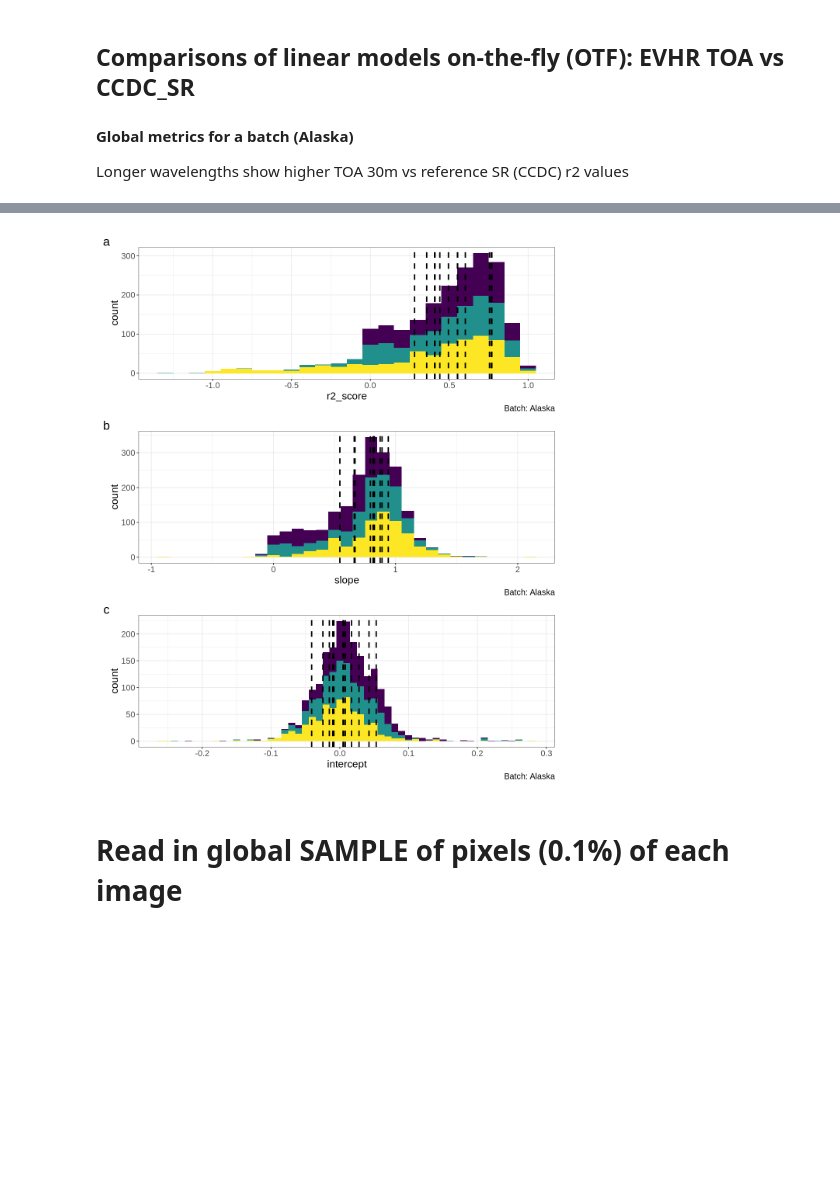
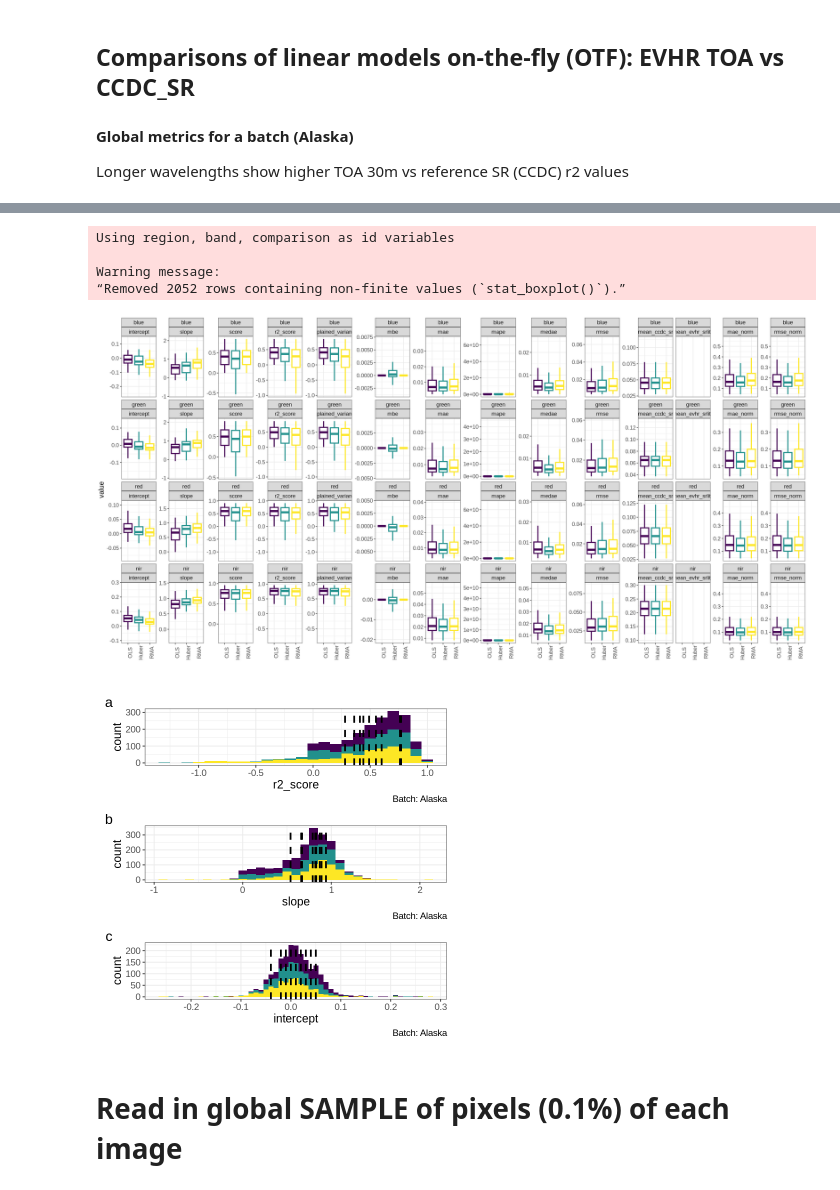
Before and after one commit to pahbs/geoscitools, a Jupyter notebook: srlite_igarss_results.ipynb, the cells around one changed output, grey strips where cells are left out. Drawn from its saved outputs; the diff is of its cells as text; code cells hidden in the pictures; blank space fills up the shorter version.

```diff
--- a/srlite_igarss_results.ipynb
+++ b/srlite_igarss_results.ipynb
@@ -25,7 +80,11 @@ Skipping install of 'rnaturalearthhires' from a github remote, the SHA1 (c3785a8
 # %% [markdown]
 # Read global metrics (by image, band)
+# %%
+DIR_SRLITE = '/explore/nobackup/people/pmontesa/srlite'
+#DIR_SRLITE_OUTPLOTS = '/explore/nobackup/people/pmontesa/userfs02/projects/srlite/plots'
+DIR_SRLITE_OUTPLOTS = '/explore/nobackup/people/pmontesa/userfs02/projects/ilab/srlite_igarss/plots/'
 # %%
-srlite_metrics_df = read.csv('/explore/nobackup/people/pmontesa/srlite/srlite_diagnostics_20221028/global/metrics_by_scene_method_band.csv')
+srlite_metrics_df = read.csv(path(DIR_SRLITE, '/srlite_diagnostics_20221028/global/metrics_by_scene_method_band.csv'))
 # remove chars in slope col
 srlite_metrics_df$slope = as.numeric(gsub("\\[|\\]","", srlite_metrics_df$slope))
 # Get catid field
@@ -68,13 +141,19 @@ srlite_metrics_df$comparison = factor(srlite_metrics_df$comparison, levels = c(
 
 # Re-label facets
 model_type_labels = c('OLS','Huber','RMA')
-band_name_labels  = c('Blue','Green','Red', 'NIR')
+band_name_ordered_labels  = c('blue','green','red', 'nir')
 
 names(model_type_labels) = levels(factor(srlite_metrics_df$comparison))[1:3]
-names(band_name_labels) = levels(factor(srlite_metrics_df$band))
+#names(band_name_labels) = levels(factor(srlite_metrics_df$band))
 
-model_type_labels
-band_name_labels
+srlite_metrics_df$band = factor(srlite_metrics_df$band)
+# Re-name in the order in which they are
+levels(srlite_metrics_df$band) = c('blue','green', 'nir','red')
+# Re-order to what you what
+srlite_metrics_df$band = factor(srlite_metrics_df$band, levels=band_name_ordered_labels)
+
+#model_type_labels
+#band_name_labels
 # model_type_labeller <- function(variable,value){
 #   return(model_type_labels[value])
 # }
@@ -103,31 +170,31 @@ names(df_tmp)
 # %%
 options(repr.plot.width = 10, repr.plot.height = 5)
 
-srlite_metrics_df$band = factor(srlite_metrics_df$band, levels=c('Blue', 'Green', 'Red', 'NIR'))
-
 REGION = 'Alaska'
 
+# Here, selecting with 'OTF' identifies the TOA v CCDC models
 df_tmp = srlite_metrics_df %>%
     dplyr::filter((region == REGION) &
                   #(explained_variance >=-999) & # why was this here?
                   str_detect(comparison, 'OTF'))  %>%
     droplevels()
 
+df_tmp$band = factor(df_tmp$band, levels=band_name_ordered_labels)
 levels(df_tmp$comparison) = model_type_labels
-df_tmp$band = factor(df_tmp$band, levels=c('Blue', 'Green', 'Red', 'NIR'))
 
 smry = df_tmp %>%
     #dplyr::filter(str_detect(comparison, 'OTF')) %>%
     #dplyr::filter(explained_variance >=-999) %>%
     dplyr::group_by(band, region, comparison) %>%
     dplyr::summarize(
-        r2_score_median = median(r2_score),
-        slope_median = median(slope),
-        int_median = median(intercept)
+        explained_variance =  round(median(explained_variance), dig=2),
+        r2_score = round(median(r2_score), dig=2),
+        slope = round(median(slope), dig=2),
+        intercept = round(median(intercept), dig=2)
         ) %>%
     dplyr::mutate(comparison = factor(comparison))
 
-smry$band = factor(smry$band, levels=c('Blue', 'Green', 'Red', 'NIR'))
+smry$band = factor(smry$band, levels=band_name_ordered_labels)
 levels(smry$comparison) = model_type_labels
 
 geom_list = list(
@@ -138,7 +205,7 @@ geom_list = list(
         #                                          band = as_labeller(band_name_labels))
         #           ) ,
         theme_bw(),
-        theme(text=element_text(size=16)),
+        theme(text=element_text(size=14)),
         labs(caption=paste0('Batch: ',REGION))
     )
 
@@ -148,7 +215,7 @@ hist_r2_score = df_tmp %>%
         geom_vline(data=smry %>%
                    dplyr::filter(region == REGION) %>%
                    droplevels(),
-                   aes(xintercept=r2_score_median), color='black', linetype = 'dashed', size=1) +
+                   aes(xintercept=r2_score), color='black', linetype = 'dashed', size=1) +
         geom_list
 
 hist_slope = df_tmp %>%
@@ -157,7 +224,7 @@ hist_slope = df_tmp %>%
         geom_vline(data=smry %>%
                    dplyr::filter(region == REGION) %>%
                    droplevels(),
-                   aes(xintercept=slope_median), color='black', linetype = 'dashed', size=1)+
+                   aes(xintercept=slope), color='black', linetype = 'dashed', size=1)+
         geom_list
 
 hist_int = df_tmp %>%
@@ -166,6 +233,6 @@ hist_int = df_tmp %>%
         geom_vline(data=smry %>%
                    dplyr::filter(region == REGION) %>%
                    droplevels(),
-                   aes(xintercept=int_median), color='black', linetype = 'dashed', size=1)+
+                   aes(xintercept=intercept), color='black', linetype = 'dashed', size=1)+
         geom_list
 # %% [output]
@@ -216,7 +306,7 @@ options(repr.plot.width = 20, repr.plot.height = 10)
 library(reshape2)
 
 stats_cols_list = c('intercept','slope','score','r2_score','explained_variance','mbe','mae','mape','medae','rmse','mean_ccdc_sr','mean_evhr_srlite','mae_norm','rmse_norm','comparison')
-df_tmp.m = melt(df_tmp %>% dplyr::select(region, scene, band, all_of(stats_cols_list)), id_vars = c('region', 'scene', 'band'))
+df_tmp.m = melt(df_tmp %>% dplyr::select(region,  band, all_of(stats_cols_list)), id_vars = c('region',  'band'))
 
 df_tmp.m %>%
         ggplot() +
@@ -230,20 +320,26 @@ df_tmp.m %>%
         #scale_y_continuous(limits=c(quantile(df_tmp.m$value, na.rm=TRUE)[2] - 1.5*IQR(df_tmp.m$value, na.rm=TRUE), quantile(df_tmp.m$value, na.rm=TRUE)[4] + 1.5*IQR(df_tmp.m$value, na.rm=TRUE) )) +
         theme(axis.text.x = element_text(angle=90)) +
         labs(x='', caption=NULL)
+# %% [output]
+Using region, band, comparison as id variables
+
+Warning message:
+“Removed 2052 rows containing non-finite values (`stat_boxplot()`).”
+[figure, added]
 # %%
-options(repr.plot.width = 10, repr.plot.height = 12)
+options(repr.plot.width = 6, repr.plot.height = 6)
 
 layout = "
 A
 B
 C
 "
 
 hist_r2_score + hist_slope + hist_int +
     plot_layout(design = layout, guides = "collect") +
     plot_annotation(tag_levels = 'a') #+ theme(plot.tag = element_text(size = 26))
 # %% [output]
-[figure, old version]
+[figure, new version]
 # %% [markdown]
 # Read in global SAMPLE of pixels (0.1%) of each image
 # %% [markdown]
```
Also changed, not shown: parts of 58 cells of this notebook, 9 other files.
